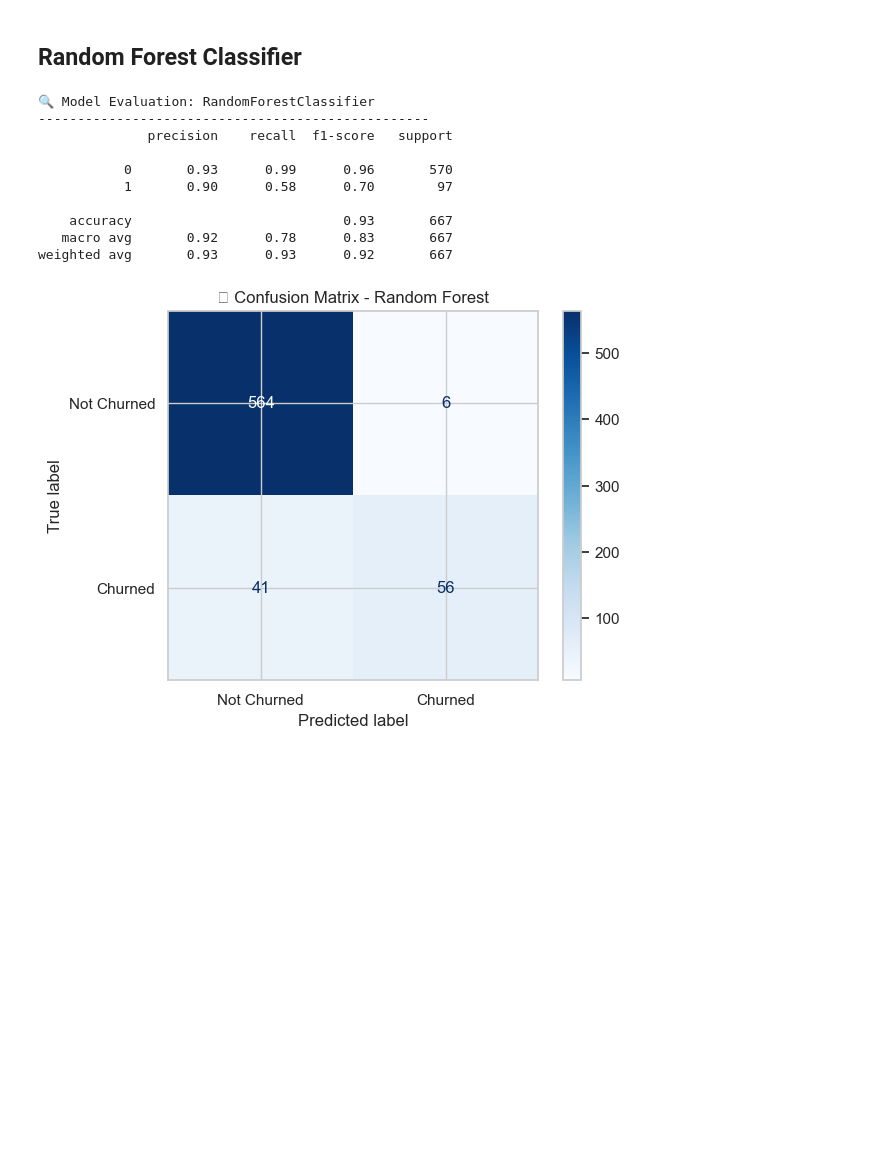
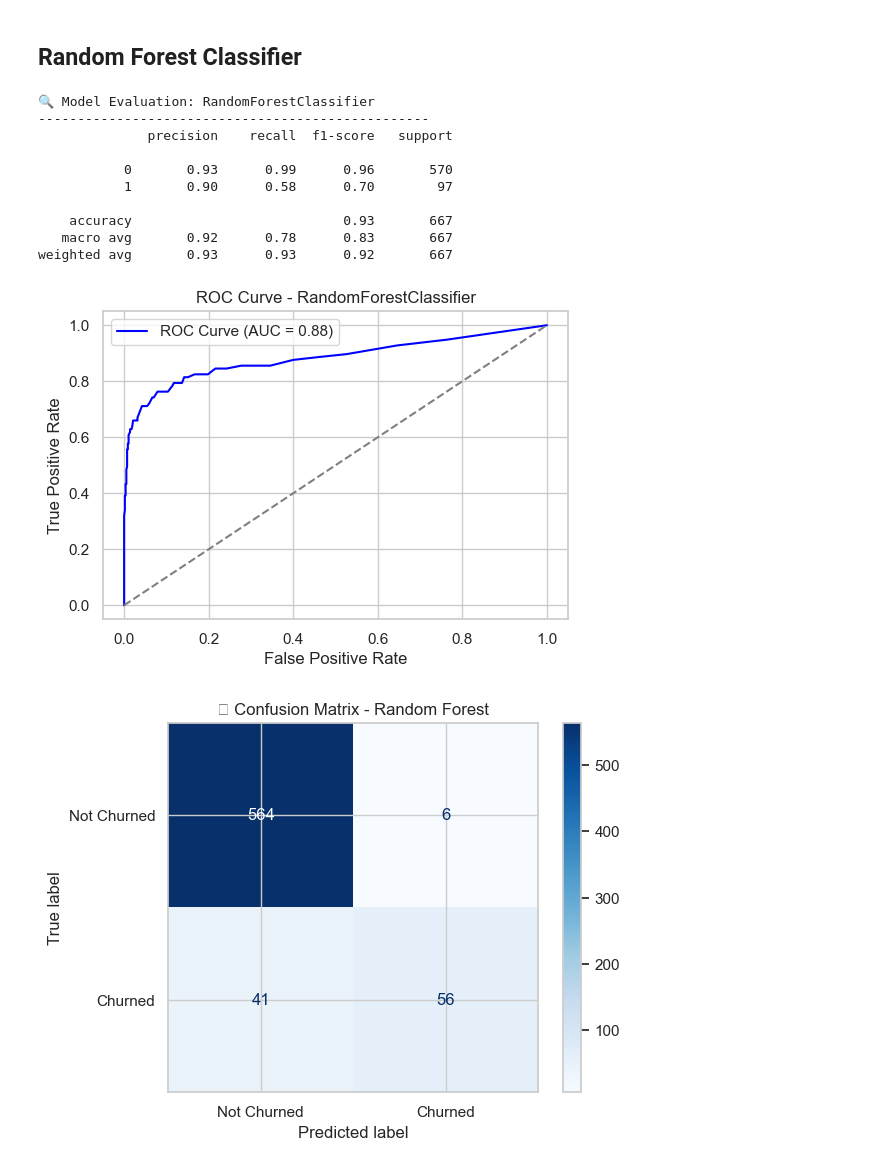
Before and after one commit to RachelinTheLoop/predicting-customer-churn, a Jupyter notebook: customer_churn_analysis.ipynb, the cells around one changed output. Saved outputs shown, nothing was run; the diff lists cells and outputs as text; code cells hidden in the pictures; blank space fills up the shorter version.

```diff
--- a/customer_churn_analysis.ipynb
+++ b/customer_churn_analysis.ipynb
@@ -814,25 +821,27 @@ plt.show()
 # %%
 from sklearn.ensemble import RandomForestClassifier
 
 # 🌲 Initialize the Random Forest model
 rf = RandomForestClassifier(n_estimators=100, random_state=42)
 
 # 🎯 Fit the model on the training data
 rf.fit(X_train_scaled, y_train)
 
 # 🧾 Evaluate the model using our helper function
-rf_results = evaluate_model(rf, X_test_scaled, y_test)
+
+rf_results = evaluate_model(rf, X_test_scaled, y_test, plot_roc=True)
 # %% [output]
 🔍 Model Evaluation: RandomForestClassifier
 --------------------------------------------------
               precision    recall  f1-score   support
 
            0       0.93      0.99      0.96       570
            1       0.90      0.58      0.70        97
 
     accuracy                           0.93       667
    macro avg       0.92      0.78      0.83       667
 weighted avg       0.93      0.93      0.92       667
+[figure, added]
 # %%
 from sklearn.metrics import ConfusionMatrixDisplay
 
```
Also changed, not shown: parts of 7 cells of this notebook.
